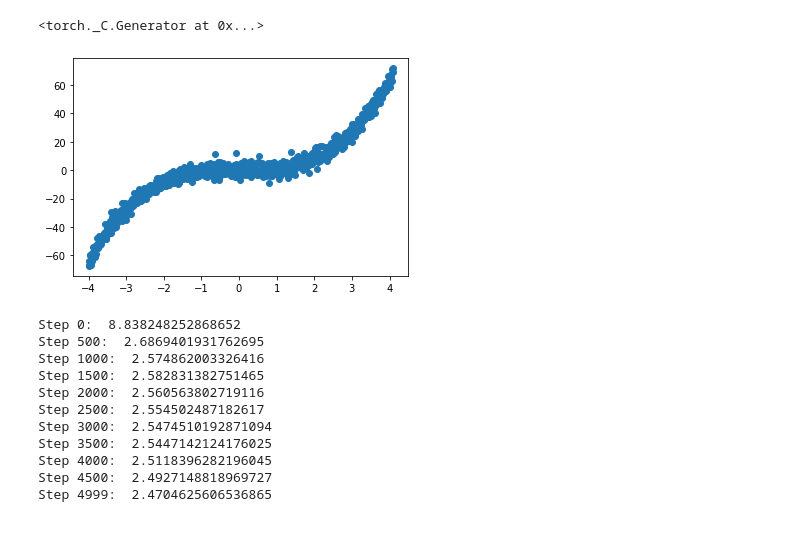
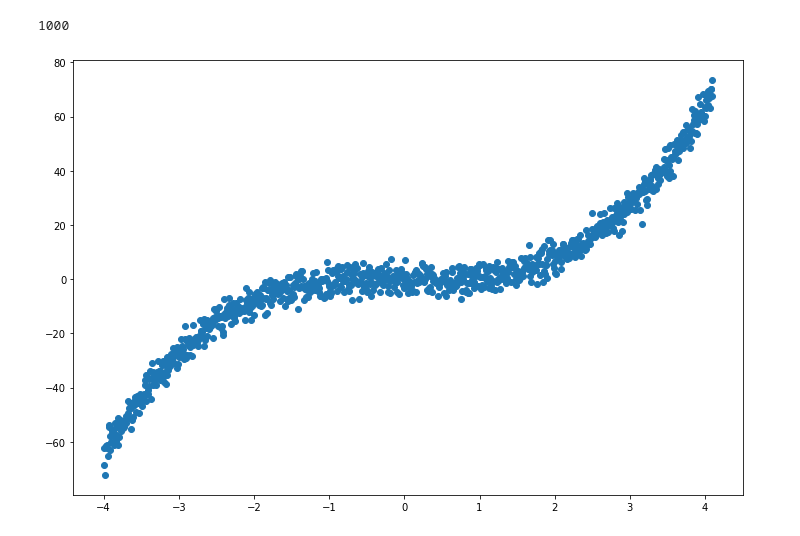
Before and after one commit to yanxon/Academy, a Jupyter notebook: Machine Learning/Deep Evidential Learning/EDL.ipynb, the cells around one changed output. Saved outputs shown, nothing was run; the diff lists cells and outputs as text; code cells hidden in the pictures.

```diff
--- a/Machine Learning/Deep Evidential Learning/EDL.ipynb
+++ b/Machine Learning/Deep Evidential Learning/EDL.ipynb
@@ -2,21 +2,24 @@
 import torch
 import numpy as np
 import matplotlib.pyplot as plt
-
-torch.manual_seed(0)
+torch.manual_seed(12345)
+plt.rcParams['figure.figsize'] = [12, 8]
-# %% [output]
-<torch._C.Generator at 0x...>
 # %%
-xs = torch.arange(-4., 4.1, 0.01)
-rand = torch.empty(xs.shape).normal_(mean=0,std=3.)
-ys = xs ** 3 + rand
+# Training set
 
+batch_size = 256
+
+xs = torch.linspace(-4., 4.1, 1000)
 xs.unsqueeze_(1)
-ys.unsqueeze_(1)
+
+xs_train = xs #(xs-min(xs))/(max(xs)-min(xs)) # normalize -> 0 to 1
+ys = xs ** 3 + torch.empty(xs.shape).normal_(mean=0,std=3.)
 
 plt.scatter(xs, ys)
 total_pts = len(xs)
+print(total_pts)
 # %% [output]
+1000
-[figure, old version]
+[figure, new version]
 # %%
 # Functions
@@ -101,29 +124 @@ class BasicNetwork(torch.nn.Module):
-# %%
-epochs = 5000
-
-model = BasicNetwork()
-optim = torch.optim.Adam(model.parameters(), lr=5e-3)
-#optim = torch.optim.LBFGS(model.parameters(), lr=5e-5)
-for epoch in range(epochs):
-    def closure():
-        output = model(xs)
-        loss = EvidentialRegression(ys, output)
-        if epoch%500 == 0 or epoch == 4999:
-            print(f"Step {epoch}: ", loss.item())
-        optim.zero_grad()
-        loss.backward()
-        return loss
-    optim.step(closure)
-# %% [output]
-Step 0:  8.838248252868652
-Step 500:  2.6869401931762695
-Step 1000:  2.574862003326416
-Step 1500:  2.582831382751465
-Step 2000:  2.560563802719116
-Step 2500:  2.554502487182617
-Step 3000:  2.5474510192871094
-Step 3500:  2.5447142124176025
-Step 4000:  2.5118396282196045
-Step 4500:  2.4927148818969727
-Step 4999:  2.4704625606536865
 # %%
```
Also changed, not shown: parts of 5 cells of this notebook.
